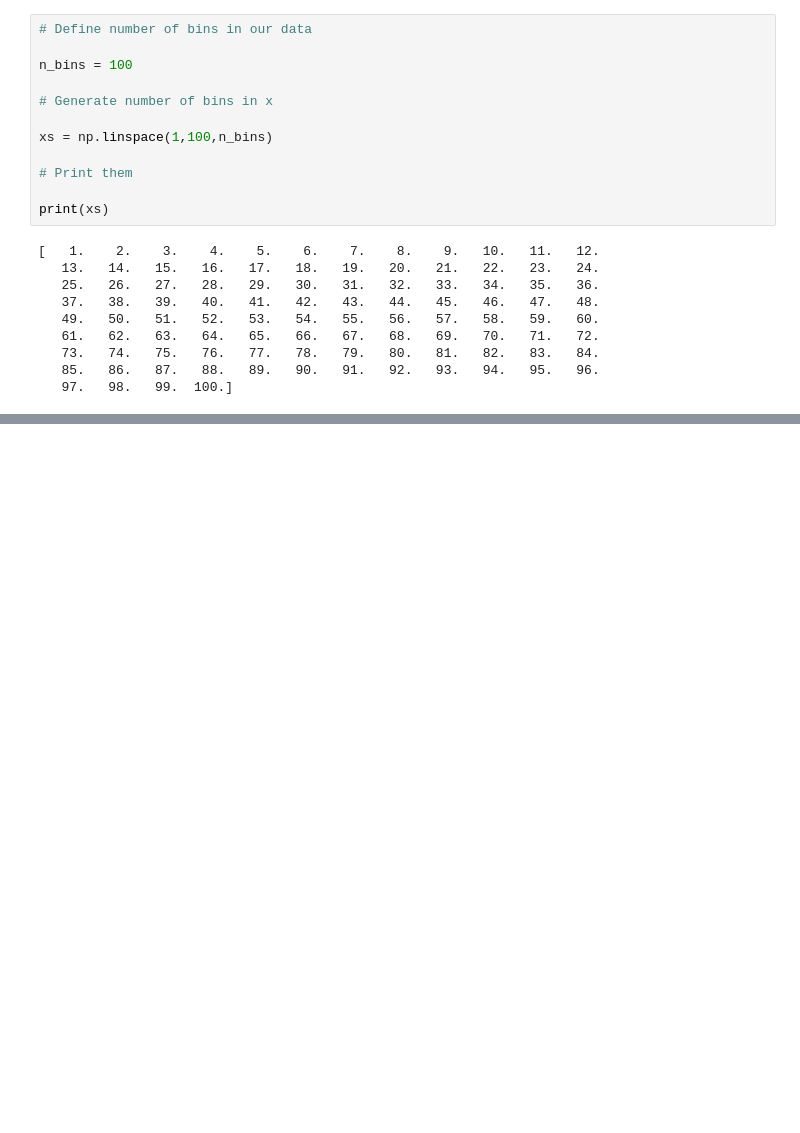
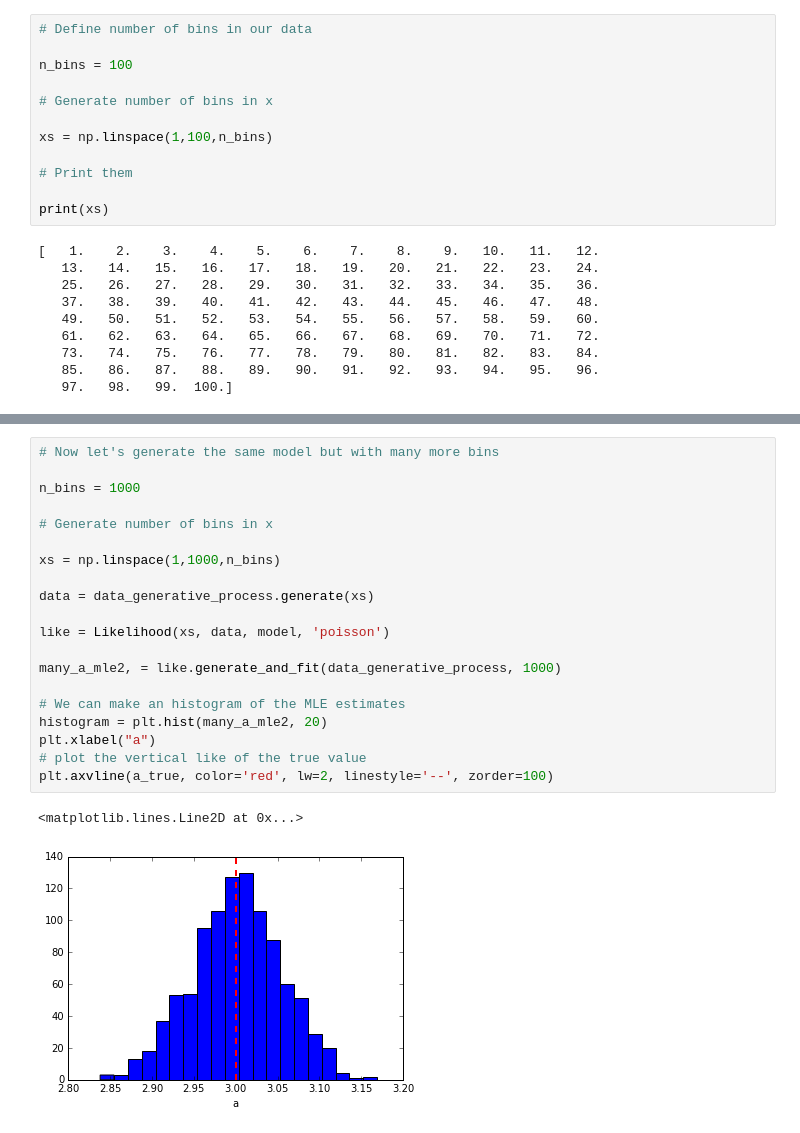
Before and after one commit to giacomov/fermi_school_like, a Jupyter notebook: Summer_school_2016.ipynb, the cells around one changed output, grey strips where cells are left out. Drawn from its saved outputs; the diff is of its cells as text; blank space fills up the shorter version.

```diff
--- a/Summer_school_2016.ipynb
+++ b/Summer_school_2016.ipynb
@@ -142,0 +141,23 @@ plt.axvline(a_true, color='red', lw=2, linestyle='--', zorder=100)
+# %%
+# Now let's generate the same model but with many more bins
+
+n_bins = 1000
+
+# Generate number of bins in x
+
+xs = np.linspace(1,1000,n_bins)
+
+data = data_generative_process.generate(xs)
+
+like = Likelihood(xs, data, model, 'poisson')
+
+many_a_mle2, = like.generate_and_fit(data_generative_process, 1000)
+
+# We can make an histogram of the MLE estimates
+histogram = plt.hist(many_a_mle2, 20)
+plt.xlabel("a")
+# plot the vertical like of the true value
+plt.axvline(a_true, color='red', lw=2, linestyle='--', zorder=100)
+# %% [output]
+<matplotlib.lines.Line2D at 0x...>
+[figure, added]
```
Also changed, not shown: parts of 8 cells of this notebook.
